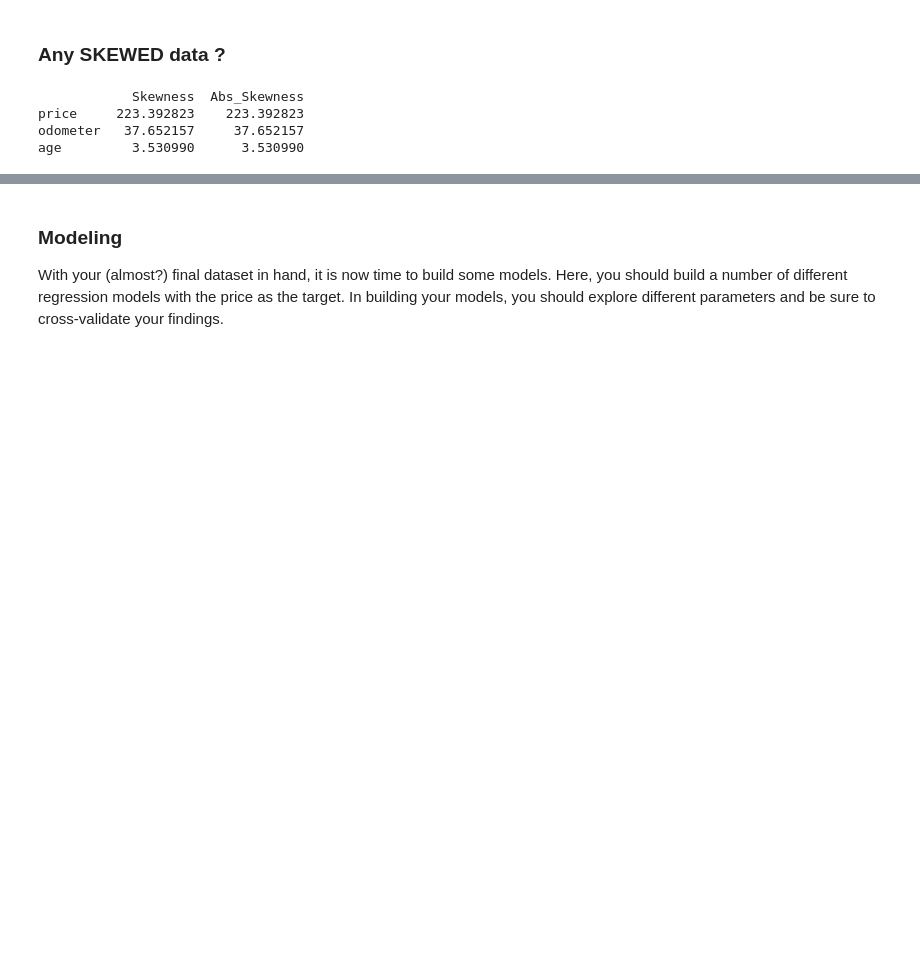
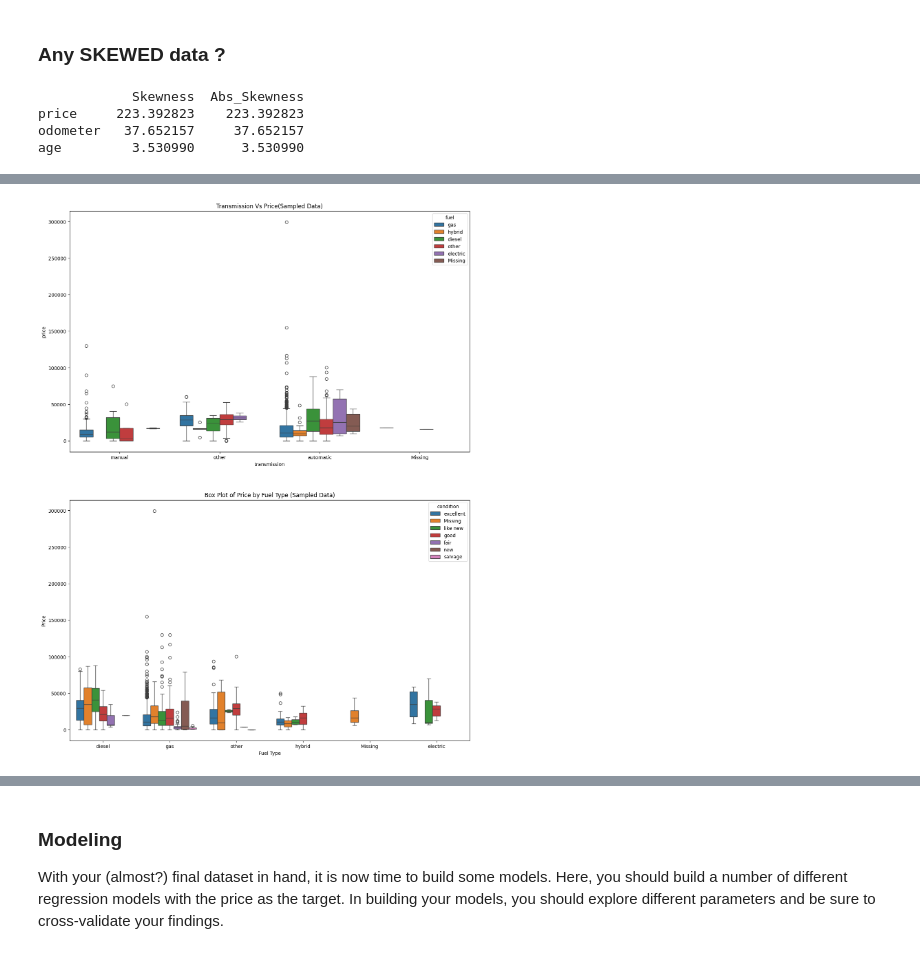
Before and after one commit to chandan-banerjee/used_car_price_model, a Jupyter notebook: prompt_II.ipynb, the cells around one changed output, grey strips where cells are left out. Saved outputs shown, nothing was run; the diff lists cells and outputs as text; code cells hidden in the pictures; blank space fills up the shorter version.

```diff
--- a/prompt_II.ipynb
+++ b/prompt_II.ipynb
@@ -499,0 +478,14 @@ plt.show()
+# %%
+plt.figure(figsize=(15,20))
+plt.subplot(211)
+plt.title('Transmission Vs Price(Sampled Data)')
+sns.boxplot(x=car_data_sample['transmission'],y=car_data_sample['price'],hue='fuel',data=car_data_sample.sample(n=3000, random_state=42))
+
+plt.subplot(212 )
+sns.boxplot(data=car_data_sample.sample(n=5000, random_state=42), x='fuel', y='price', hue='condition')
+plt.title('Box Plot of Price by Fuel Type (Sampled Data)')
+plt.xlabel('Fuel Type')
+plt.ylabel('Price')
+plt.show()
+# %% [output]
+[figure, added]
```
Also changed, not shown: parts of 4 cells of this notebook.
